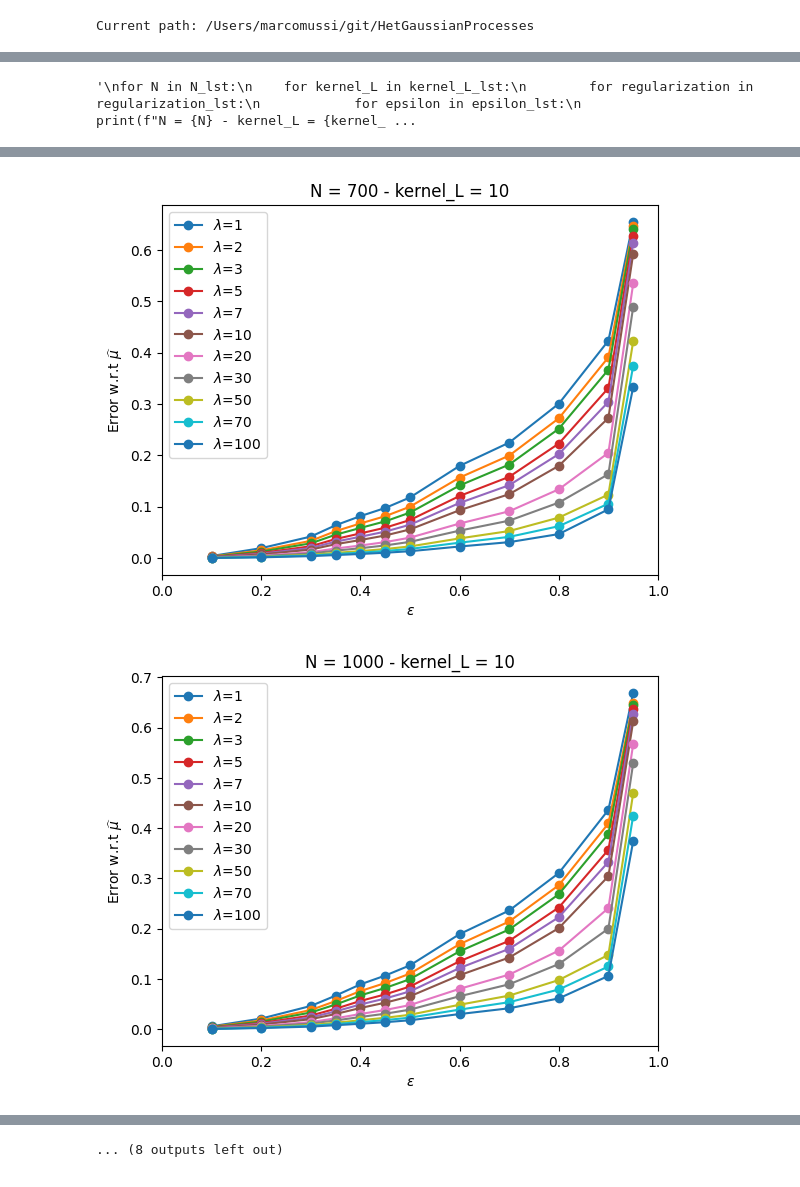
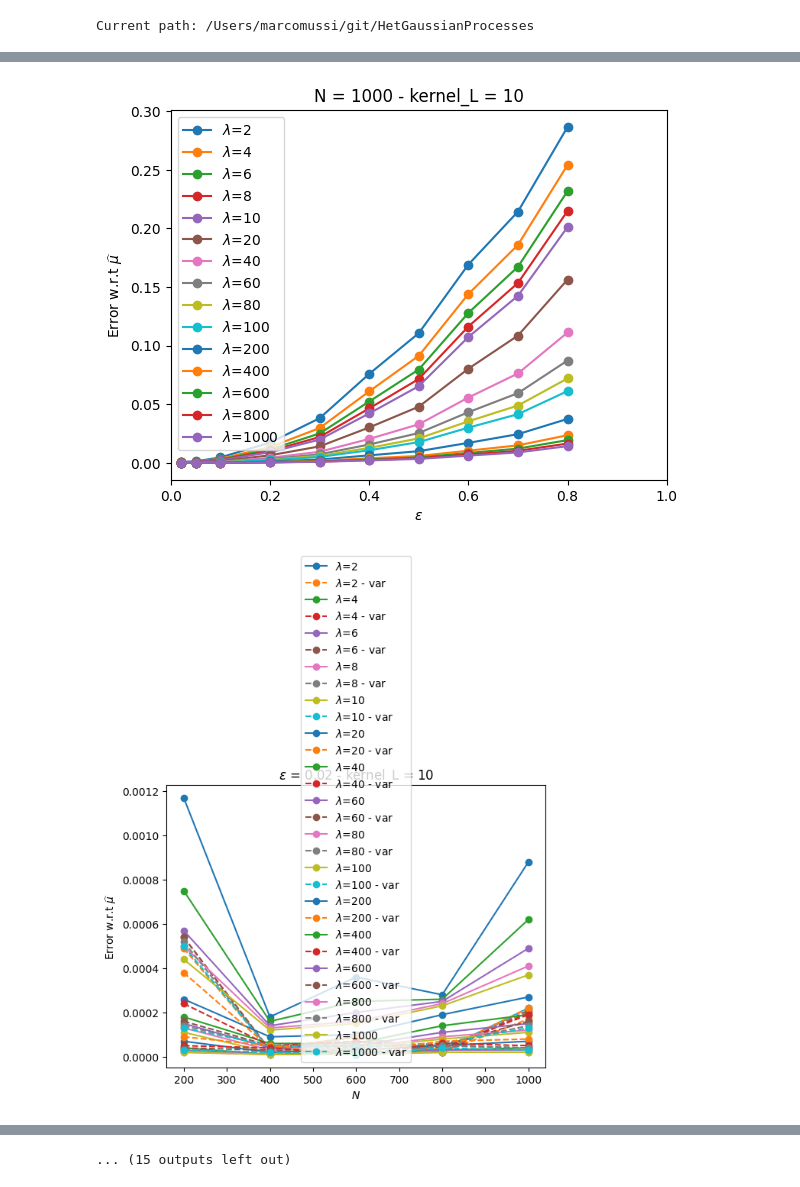
Before and after one commit to marcomussi/HetGaussianProcesses, a Jupyter notebook: notebooks/supervised_approximation.ipynb, the cells around one changed output, grey strips where cells are left out. Saved outputs shown, nothing was run; the diff lists cells and outputs as text; code cells hidden in the pictures.

```diff
--- a/notebooks/supervised_approximation.ipynb
+++ b/notebooks/supervised_approximation.ipynb
@@ -14,10 +14,12 @@ from utils import make_json_serializable
 # %% [output]
 Current path: /Users/marcomussi/git/HetGaussianProcesses
 # %%
-kernel_L_lst = [10] # [0.1, 1, 10, 100]
-epsilon_lst = [None, 0.1, 0.2, 0.3, 0.35, 0.4, 0.45, 0.5, 0.6, 0.7, 0.8, 0.9, 0.95]
-regularization_lst = [1, 2, 3, 5, 7, 10, 20, 30, 50, 70, 100]
+kernel_L_lst = [10]
+epsilon_lst = [None, 0.02, 0.05, 0.1, 0.2, 0.3, 0.4, 0.5, 0.6, 0.7, 0.8]
+regularization_lst = [1, 2, 3, 5, 7, 10, 20, 30, 50, 70, 100, 200, 300, 500, 700, 1000]
+regularization_lst = [2, 4, 6, 8, 10, 20, 40, 60, 80, 100, 200, 400, 600, 800, 1000]
 N_lst = [100, 200, 300, 500, 700, 1000]
+N_lst = [200, 400, 600, 800, 1000]
 
 n_samples_plt = 1000
 x_plt = np.linspace(0, 1, n_samples_plt)
@@ -32,33 +56,30 @@ assert epsilon_lst[0] is None, "The first element of epsilon_lst should be None"
 results = {}
 
 for N in N_lst:
-    print(f"\tN = {N}")
     results[N] = {}
+    np.random.seed(0)
+    # x_vect = np.random.uniform(0, 1, N)
     x_vect = np.linspace(0, 1, N)
     y_vect = exp_reward_values(x_vect)
     x_vect = x_vect.reshape(N, 1)
 
     for kernel_L in kernel_L_lst:
-        print(f"kernel_L = {kernel_L}")
         results[N][kernel_L] = {}
 
         for regularization in regularization_lst:
-            print(f"\t\tregularization = {regularization}")
             results[N][kernel_L][regularization] = {}
             y_hat, y_sigma = {}, {}
             # plt.figure()
             # plt.plot(x_plt.ravel(), exp_reward_values(x_plt.ravel()), "--", linewidth=4, label="RealFun")
 
             for epsilon in epsilon_lst:
-                print(f"\t\t\tepsilon = {epsilon}")
                 results[N][kernel_L][regularization][epsilon] = {}
-
                 regressor = ApproximatedHeteroskedasticGaussianProcessRegressorRBF(kernel_L, regularization, epsilon=epsilon)
                 regressor.load_data(x_vect, y_vect)
                 y_hat[epsilon], y_sigma[epsilon] = regressor.compute(x_plt.reshape(-1, 1))
                 results[N][kernel_L][regularization][epsilon]["errorinfnorm"] = np.round(max(np.abs(y_hat[epsilon] - y_hat[None])), 5)
+                results[N][kernel_L][regularization][epsilon]["errorinfnormvar"] = np.round(max(np.abs(y_sigma[epsilon] - y_sigma[None])), 5)
                 results[N][kernel_L][regularization][epsilon]["nsample"] = regressor.cover_x.shape[0] if epsilon is not None else None
-
                 # label = f"$\epsilon$={epsilon} - $|C|$={regressor.cover_x.shape[0]}" if epsilon is not None else f"$\mu$"
                 # plt.plot(x_plt.ravel(), y_hat[epsilon], label=label)
                 # plt.fill_between(x_plt.ravel(), y_hat[epsilon] - y_sigma[epsilon], y_hat[epsilon] + y_sigma[epsilon], alpha=0.3)
@@ -115,19 +118,8 @@ N = 1000 - kernel_L = 10 - $\lambda$ = 100 - $\epsilon$ = 0.95   Error = 0.37434
-# %%
-"""
-for N in N_lst:
-    for kernel_L in kernel_L_lst:
-        for regularization in regularization_lst:
-            for epsilon in epsilon_lst:
-                print(f"N = {N} - kernel_L = {kernel_L} - $\lambda$ = {regularization} - $\epsilon$ = {epsilon} \t Error = {results[N][kernel_L][regularization][epsilon]['errorinfnorm']}    \t Cover Size = {results[N][kernel_L][regularization][epsilon]['nsample']}")
-"""
-# %% [output]
-'\nfor N in N_lst:\n    for kernel_L in kernel_L_lst:\n        for regularization in regularization_lst:\n            for epsilon in epsilon_lst:\n                print(f"N = {N} - kernel_L = {kernel_ ...
 # %%
 save = True
 
 epsilon_vect = np.array(epsilon_lst[1:])
 N_vect = np.array(N_lst)
-
 
 # reg fissa
 # forall N forall kernel_L
@@ -162,9 +154,12 @@ for kernel_L in kernel_L_lst:
         plt.title(f"$\epsilon$ = {epsilon} - kernel_L = {kernel_L}")
         for regularization in regularization_lst:
             err_vect = -1 * np.ones((len(N_lst)))
+            err_vect_postvariance = -1 * np.ones((len(N_lst)))
             for N_i, N in enumerate(N_lst):
                 err_vect[N_i] = results[N][kernel_L][regularization][epsilon]['errorinfnorm']
+                err_vect_postvariance[N_i] = results[N][kernel_L][regularization][epsilon]['errorinfnormvar']
             plt.plot(N_vect, err_vect, "o-", label=f"$\lambda$={regularization}")
+            plt.plot(N_vect, err_vect_postvariance, "o--", label=f"$\lambda$={regularization} - var")
         # plt.xlim([0, 1])
         plt.xlabel("$N$")
         plt.ylabel("Error w.r.t $\widehat{\mu}$")
@@ -205,12 +200,14 @@ for kernel_L in kernel_L_lst:
     for epsilon in epsilon_lst[1:]:
         plt.figure()
         plt.title(f"$\epsilon$ = {epsilon} - kernel_L = {kernel_L}")
-        for ratios in [1/10, 1/100]:
+        for ratio in [1/10, 1/100]:
             err_vect = -1 * np.ones((len(N_lst)))
+            err_vect_postvariance = -1 * np.ones((len(N_lst)))
             for N_i, N in enumerate(N_lst):
-                err_vect[N_i] = results[N][kernel_L][int(N*ratios)][epsilon]['errorinfnorm']
-            plt.plot(N_vect, err_vect, "o-", label=f"$\lambda$={regularization}")
-        # plt.xlim([0, 1])
+                err_vect[N_i] = results[N][kernel_L][int(N*ratio)][epsilon]['errorinfnorm']
+                err_vect_postvariance[N_i] = results[N][kernel_L][regularization][epsilon]['errorinfnormvar']
+            plt.plot(N_vect, err_vect, "o-", label=f"$ratio$={ratio}")
+            plt.plot(N_vect, err_vect_postvariance, "o--", label=f"$ratio$={ratio} - var")
         plt.xlabel("$N$")
         plt.ylabel("Error w.r.t $\widehat{\mu}$")
         plt.legend(loc="best")
@@ -226,2 +223,2 @@ for kernel_L in kernel_L_lst:
-[figure, old version]
+[figure, new version]
-[figure, old version]
+[figure, new version]
@@ -234 +231 @@ for kernel_L in kernel_L_lst:
-... (8 outputs left out)
+... (15 outputs left out)
```
Also changed, not shown: parts of 4 cells of this notebook, 13 other files.
